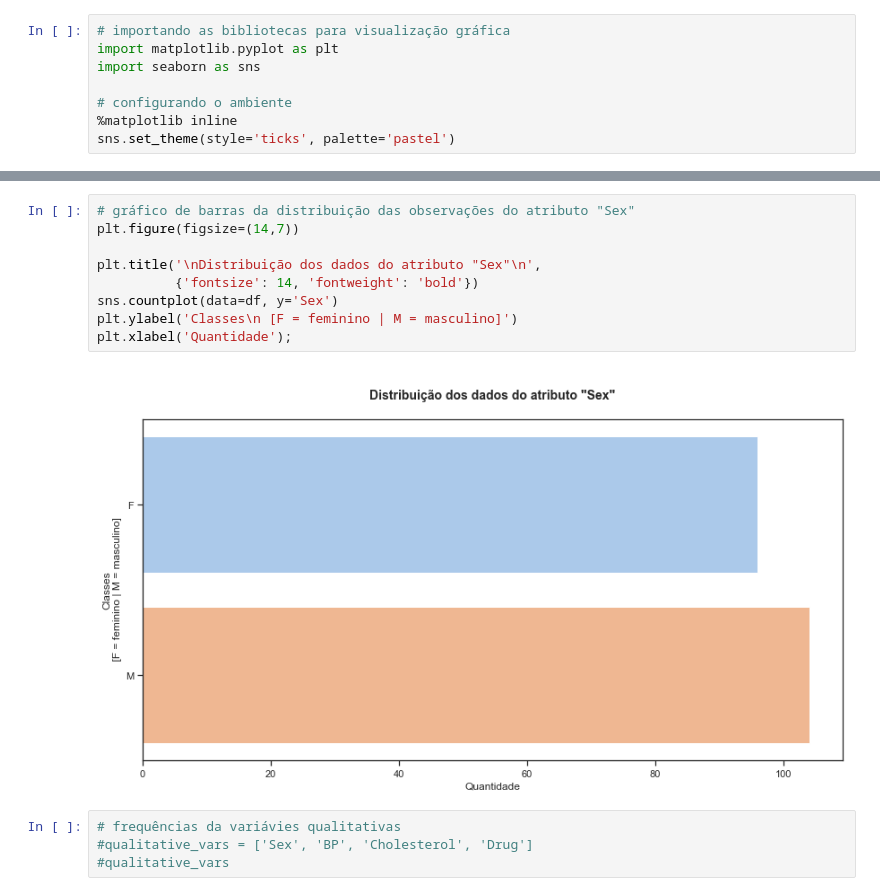
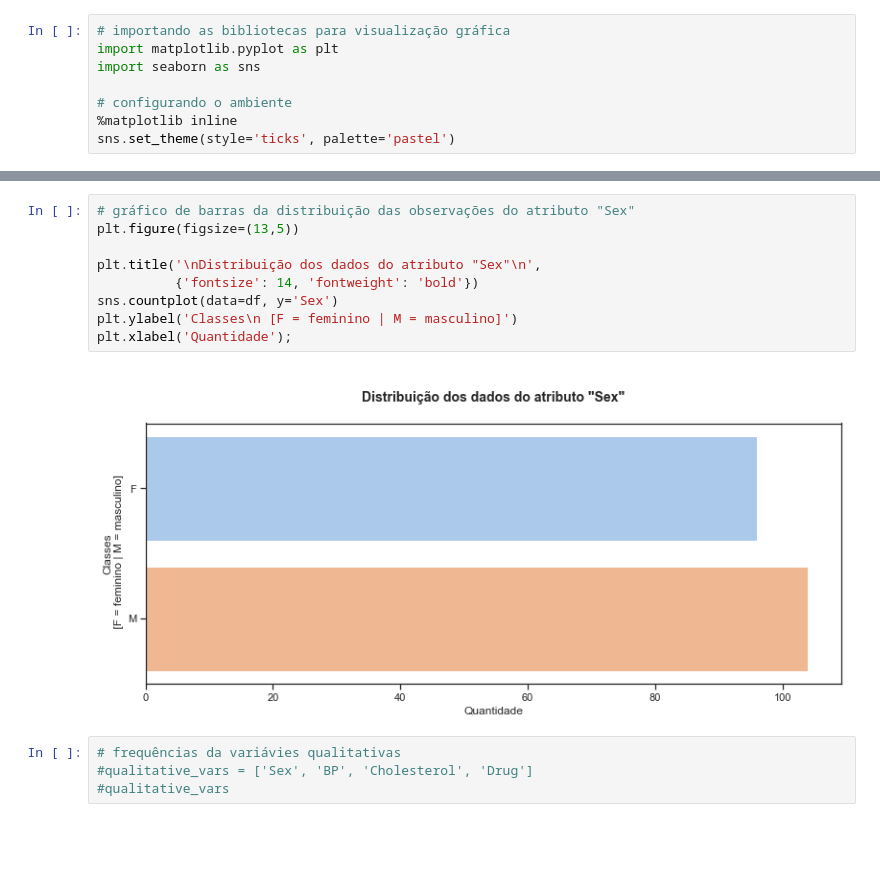
Before and after one commit to FGalvao77/Aplicacao-pratica-do-SVM, a Jupyter notebook: aplicacao_pratica_algoritmo_SVM.ipynb, the cells around one changed output, grey strips where cells are left out. Drawn from its saved outputs; the diff is of its cells as text; blank space fills up the shorter version.

```diff
--- a/aplicacao_pratica_algoritmo_SVM.ipynb
+++ b/aplicacao_pratica_algoritmo_SVM.ipynb
@@ -127,14 +127,14 @@ sns.histplot(data=df, x='Age', hue='Sex', element= 'step', fill=False);
 # %%
 # gráfico de barras da distribuição das observações do atributo "Sex"
-plt.figure(figsize=(14,7))
+plt.figure(figsize=(13,5))
 
 plt.title('\nDistribuição dos dados do atributo "Sex"\n',
           {'fontsize': 14, 'fontweight': 'bold'})
 sns.countplot(data=df, y='Sex')
 plt.ylabel('Classes\n [F = feminino | M = masculino]')
 plt.xlabel('Quantidade');
 # %% [output]
-[figure, old version]
+[figure, new version]
 # %%
 # frequências da variávies qualitativas
 #qualitative_vars = ['Sex', 'BP', 'Cholesterol', 'Drug']
```
Also changed, not shown: parts of 22 cells of this notebook.
